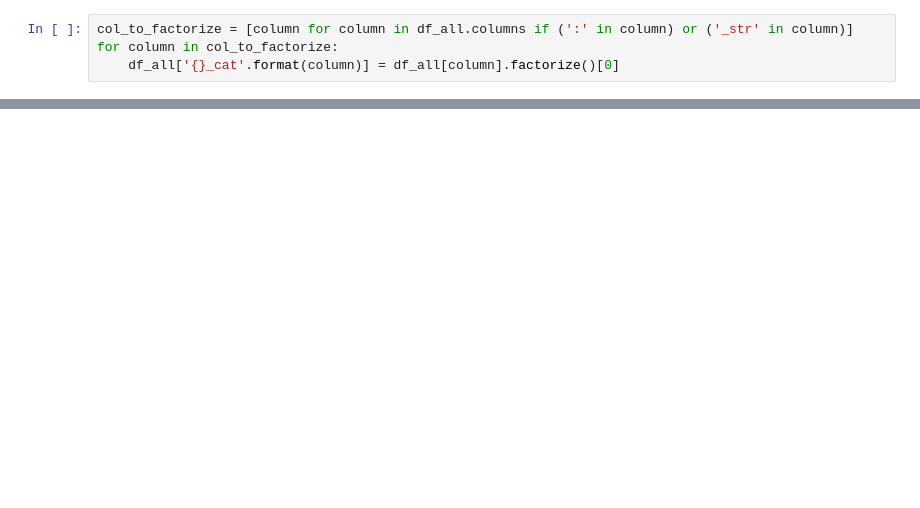
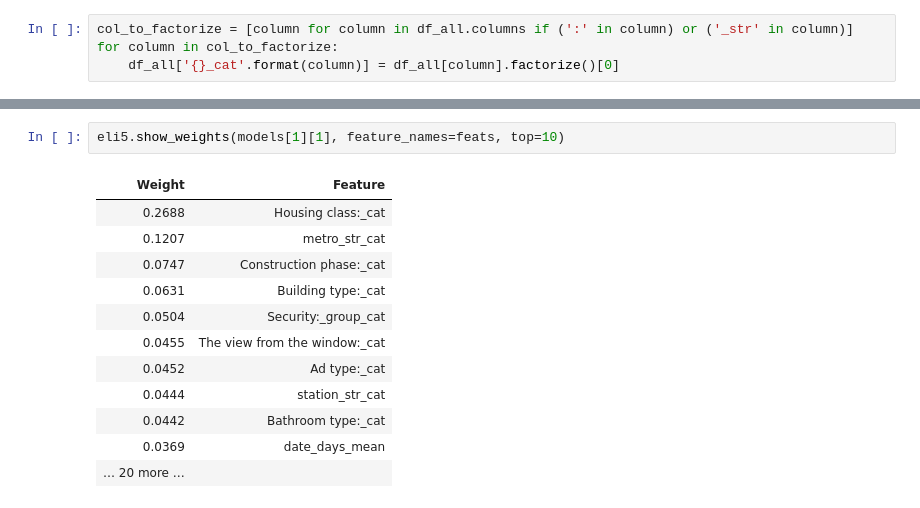
Before and after one commit to DarekB2/PML8_course_task, a Jupyter notebook: main_file.ipynb, the cells around one changed output, grey strips where cells are left out. Drawn from its saved outputs; the diff is of its cells as text; blank space fills up the shorter version.

```diff
--- a/main_file.ipynb
+++ b/main_file.ipynb
@@ -206,2 +439,17 @@ sns.heatmap(train[feats+['price']].corr(), vmax=1., vmin=-1., annot=True, linewi
+# %%
+eli5.show_weights(models[1][1], feature_names=feats, top=10)
+# %% [output]
+| Weight | Feature |
+| 0.2688 | Housing class:_cat |
+| 0.1207 | metro_str_cat |
+| 0.0747 | Construction phase:_cat |
+| 0.0631 | Building type:_cat |
+| 0.0504 | Security:_group_cat |
+| 0.0455 | The view from the window:_cat |
+| 0.0452 | Ad type:_cat |
+| 0.0444 | station_str_cat |
+| 0.0442 | Bathroom type:_cat |
+| 0.0369 | date_days_mean |
+| … 20 more … |  |
 # %%
 model = models[1][1]
```
Also changed, not shown: parts of 37 cells of this notebook.
